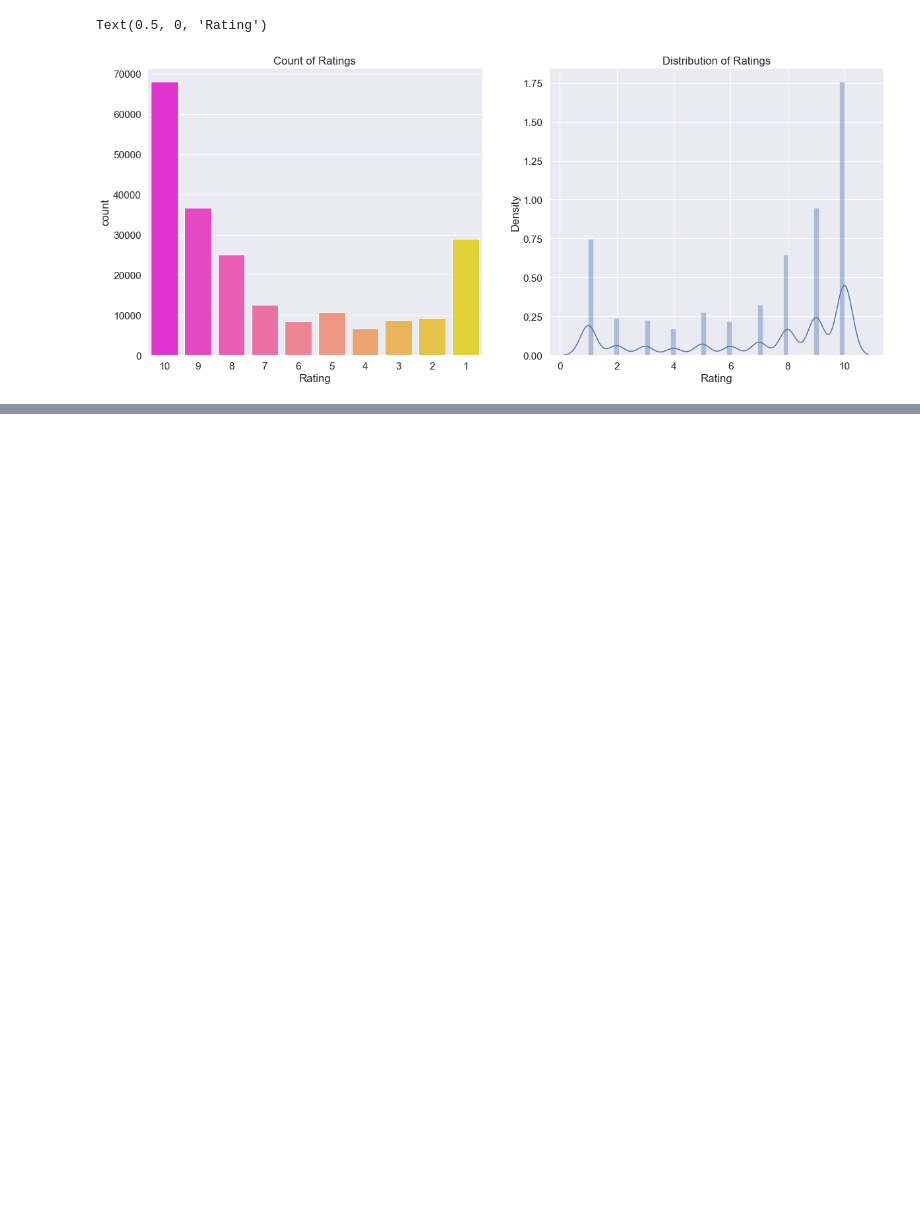
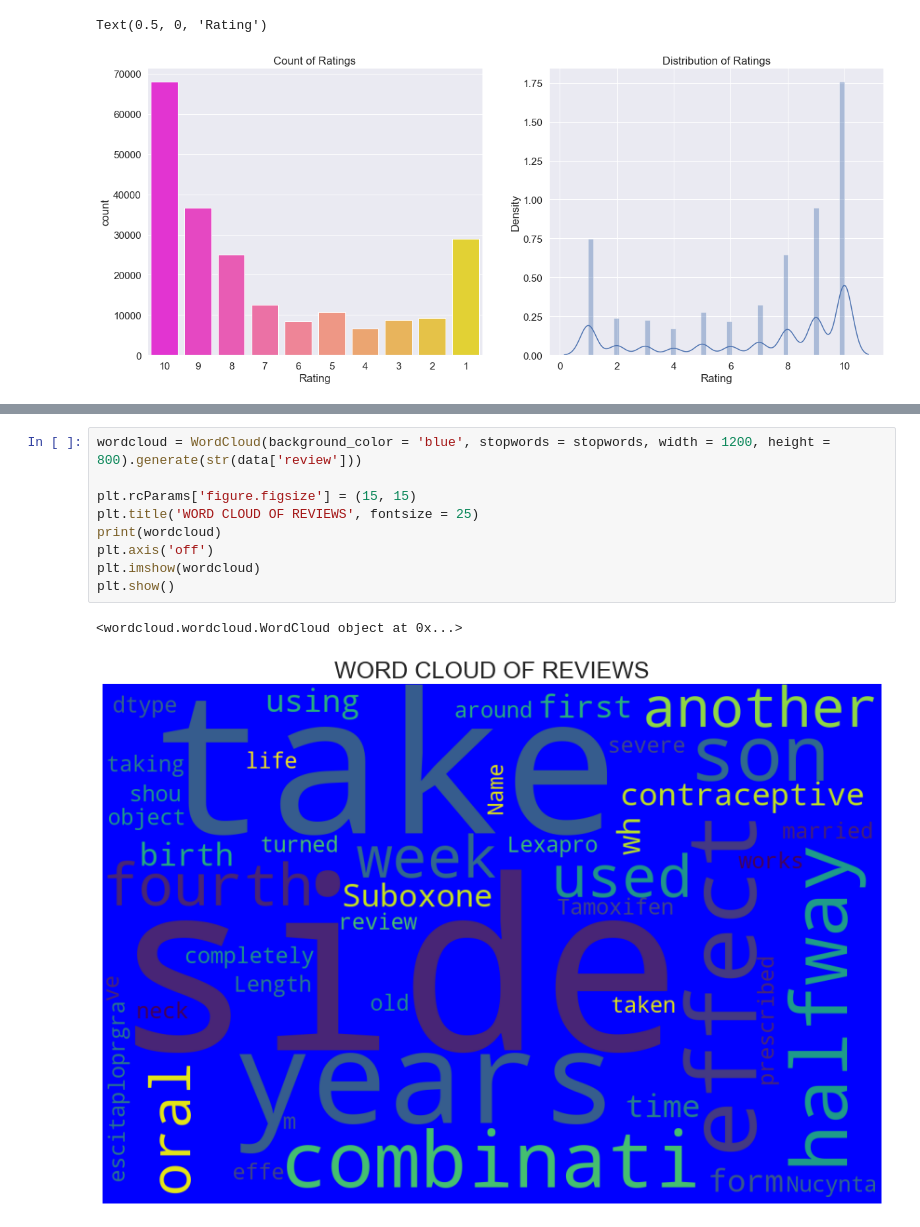
Before and after one commit to Cpizzle1/drug_sentiment_analysis, a Jupyter notebook: notebooks/eda with virtual_env_xgboost.ipynb, the cells around one changed output, grey strips where cells are left out. Saved outputs shown, nothing was run; the diff lists cells and outputs as text; blank space fills up the shorter version.

```diff
--- a/notebooks/eda with virtual_env_xgboost.ipynb
+++ b/notebooks/eda with virtual_env_xgboost.ipynb
@@ -155,0 +182,12 @@ Text(0.5, 0, 'Rating')
+# %%
+wordcloud = WordCloud(background_color = 'blue', stopwords = stopwords, width = 1200, height = 800).generate(str(data['review']))
+
+plt.rcParams['figure.figsize'] = (15, 15)
+plt.title('WORD CLOUD OF REVIEWS', fontsize = 25)
+print(wordcloud)
+plt.axis('off')
+plt.imshow(wordcloud)
+plt.show()
+# %% [output]
+<wordcloud.wordcloud.WordCloud object at 0x...>
+[figure, added]
```
Also changed, not shown: parts of 38 cells of this notebook, 1 other file.
